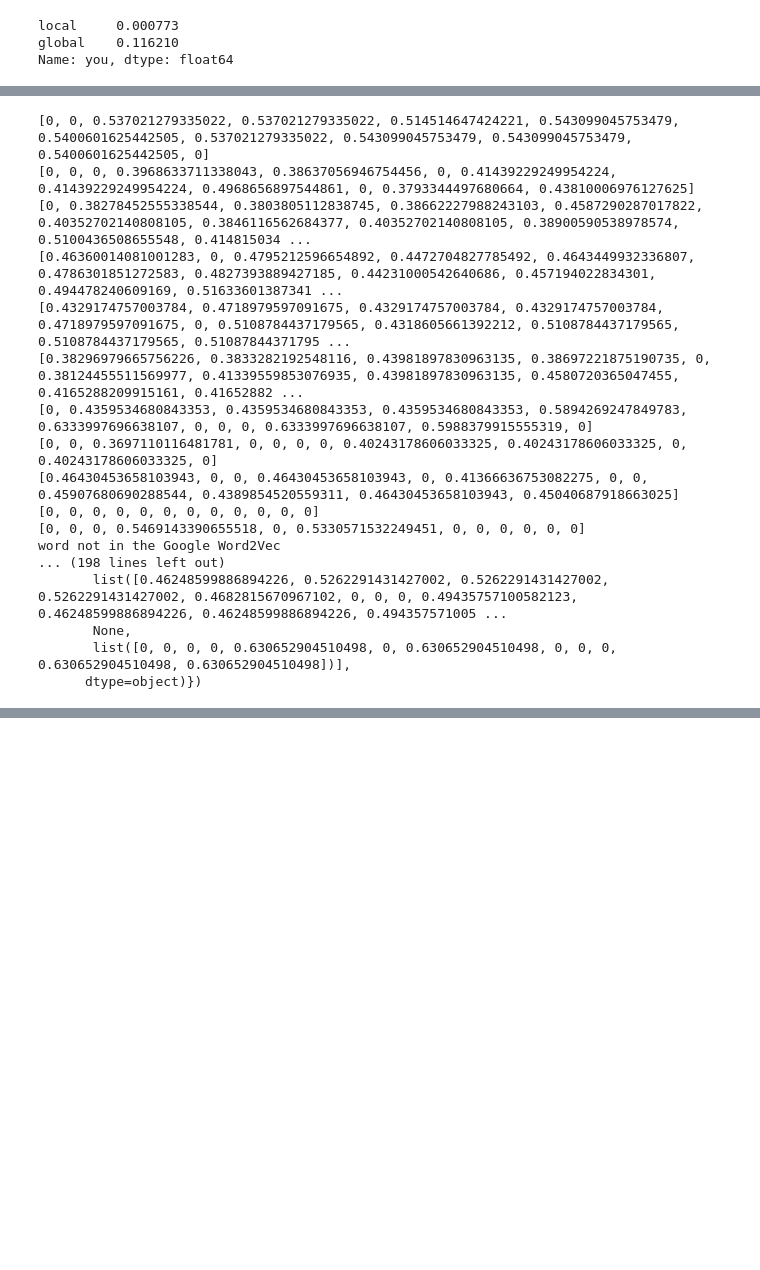
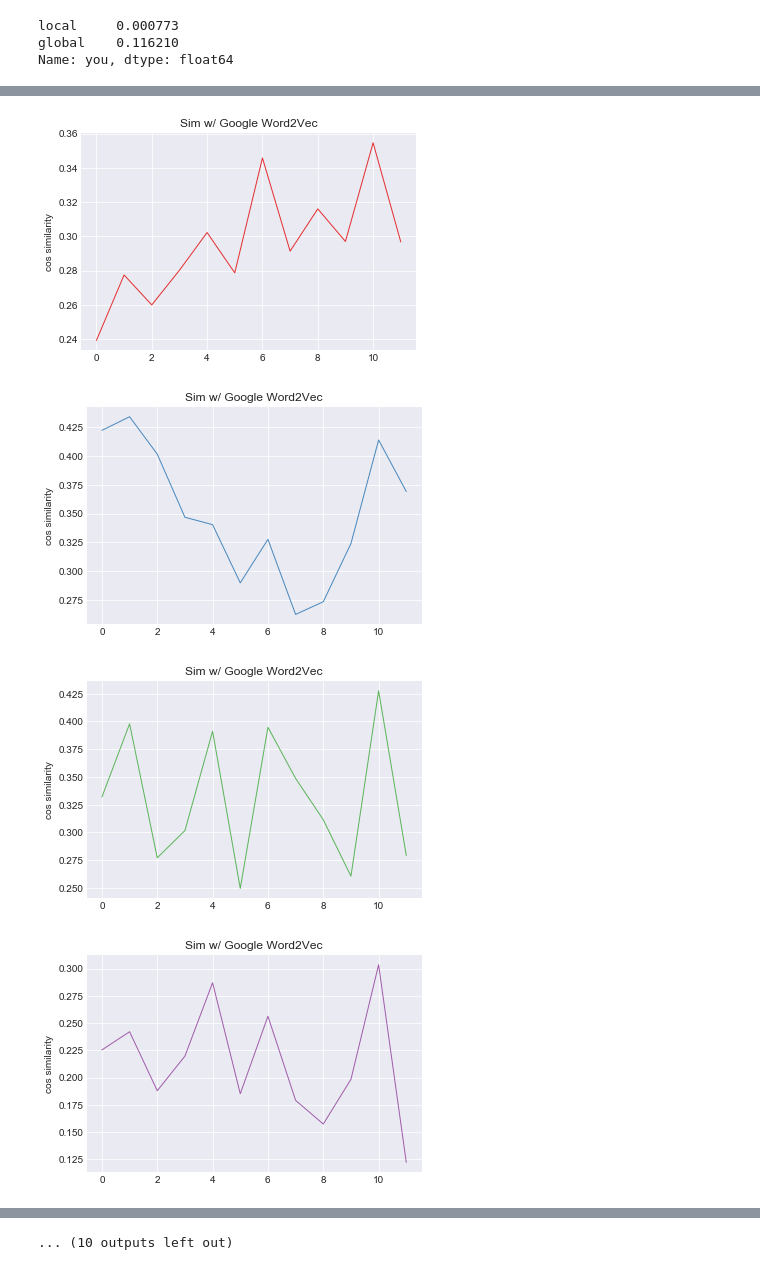
Before and after one commit to afourtassi/change, a Jupyter notebook: 2-plot_change_by_category.ipynb, the cells around one changed output, grey strips where cells are left out. Drawn from its saved outputs; the diff is of its cells as text; code cells hidden in the pictures; blank space fills up the shorter version.

```diff
--- a/2-plot_change_by_category.ipynb
+++ b/2-plot_change_by_category.ipynb
@@ -555,11 +530,11 @@ import matplotlib.pyplot as plt
 
 def plot_word_change_over_time(query, K_nearest):
 
+    word_gold_sim = []
+
     if query not in model.vocab:
         print("word not in the Google Word2Vec")
-        return
-
-    word_gold_sim = []
+        return word_gold_sim
 
     for period in vocs:
         if query not in vocs[period]:
@@ -591,8 +581,5 @@ def plot_word_change_over_time(query, K_nearest):
 # %%
-# df = pd.read_csv("data/data_cdi.csv")
-# print(df)
-
-df = pd.read_csv("data/data_cdi.csv")
+df = pd.read_csv("childes_data/data_cdi.csv")
 df['definition'] = df['definition'].apply(lambda x: '_'.join(x.split()))
 
 from collections import defaultdict
@@ -601,26 +588,25 @@ for group_name, group_df in df.groupby(['category']):
     gold_changes = []
     for word in group_df.definition.values:
         gold_sims = plot_word_change_over_time(word, 50)
-        gold_changes.append(gold_sims)
-        print(gold_sims)
+        if gold_sims:
+            gold_changes.append(gold_sims)
+            print(gold_sims)
     gold_change_per_category[group_name] = np.array(gold_changes)
-    break
 print(gold_change_per_category)
-# %% [output]
-[0, 0, 0.537021279335022, 0.537021279335022, 0.514514647424221, 0.543099045753479, 0.5400601625442505, 0.537021279335022, 0.543099045753479, 0.543099045753479, 0.5400601625442505, 0]
-[0, 0, 0, 0.3968633711338043, 0.38637056946754456, 0, 0.41439229249954224, 0.41439229249954224, 0.4968656897544861, 0, 0.3793344497680664, 0.43810006976127625]
-[0, 0.38278452555338544, 0.3803805112838745, 0.38662227988243103, 0.4587290287017822, 0.40352702140808105, 0.3846116562684377, 0.40352702140808105, 0.38900590538978574, 0.5100436508655548, 0.414815034 ...
-[0.46360014081001283, 0, 0.4795212596654892, 0.4472704827785492, 0.4643449932336807, 0.4786301851272583, 0.4827393889427185, 0.44231000542640686, 0.457194022834301, 0.494478240609169, 0.51633601387341 ...
-[0.4329174757003784, 0.4718979597091675, 0.4329174757003784, 0.4329174757003784, 0.4718979597091675, 0, 0.5108784437179565, 0.4318605661392212, 0.5108784437179565, 0.5108784437179565, 0.51087844371795 ...
-[0.38296979665756226, 0.3833282192548116, 0.43981897830963135, 0.38697221875190735, 0, 0.38124455511569977, 0.41339559853076935, 0.43981897830963135, 0.4580720365047455, 0.4165288209915161, 0.41652882 ...
-[0, 0.4359534680843353, 0.4359534680843353, 0.4359534680843353, 0.5894269247849783, 0.6333997696638107, 0, 0, 0, 0.6333997696638107, 0.5988379915555319, 0]
-[0, 0, 0.3697110116481781, 0, 0, 0, 0, 0.40243178606033325, 0.40243178606033325, 0, 0.40243178606033325, 0]
-[0.46430453658103943, 0, 0, 0.46430453658103943, 0, 0.41366636753082275, 0, 0, 0.45907680690288544, 0.4389854520559311, 0.46430453658103943, 0.45040687918663025]
-[0, 0, 0, 0, 0, 0, 0, 0, 0, 0, 0, 0]
-[0, 0, 0, 0.5469143390655518, 0, 0.5330571532249451, 0, 0, 0, 0, 0, 0]
-word not in the Google Word2Vec
-... (198 lines left out)
-       list([0.46248599886894226, 0.5262291431427002, 0.5262291431427002, 0.5262291431427002, 0.4682815670967102, 0, 0, 0, 0.49435757100582123, 0.46248599886894226, 0.46248599886894226, 0.494357571005 ...
-       None,
-       list([0, 0, 0, 0, 0.630652904510498, 0, 0.630652904510498, 0, 0, 0, 0.630652904510498, 0.630652904510498])],
-      dtype=object)})
+# %%
+import matplotlib.pyplot as plt
+plt.style.use('seaborn-darkgrid')
+palette = plt.get_cmap('Set1')
+
+for idx, action_word in enumerate(gold_change_per_category):
+    sims = gold_change_per_category[action_word].mean(0)
+#     plt.plot(action_words)
+    plt.plot(sims, marker='', color=palette(idx), linewidth=1, alpha=0.9, label=action_word)
+    plt.ylabel('cos similarity')
+    plt.title("Sim w/ Google Word2Vec")
+    plt.show()
+# %% [output]
+[figure, added]
+[figure, added]
+[figure, added]
+[figure, added]
@@ -626,0 +621 @@ word not in the Google Word2Vec
+... (10 outputs left out)
```
Also changed, not shown: parts of 11 cells of this notebook, 2 other files.
